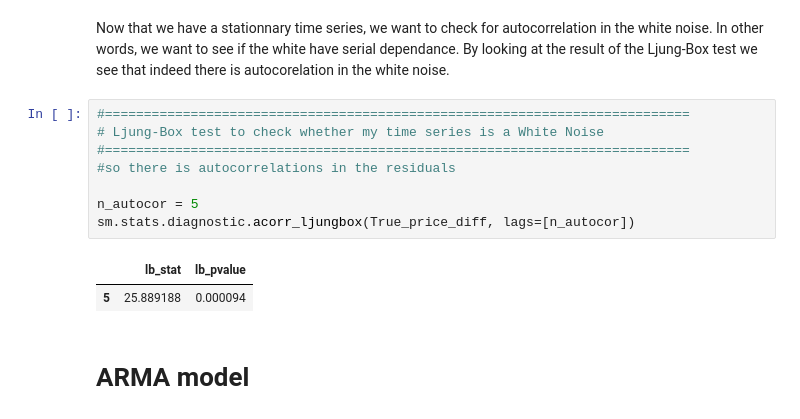
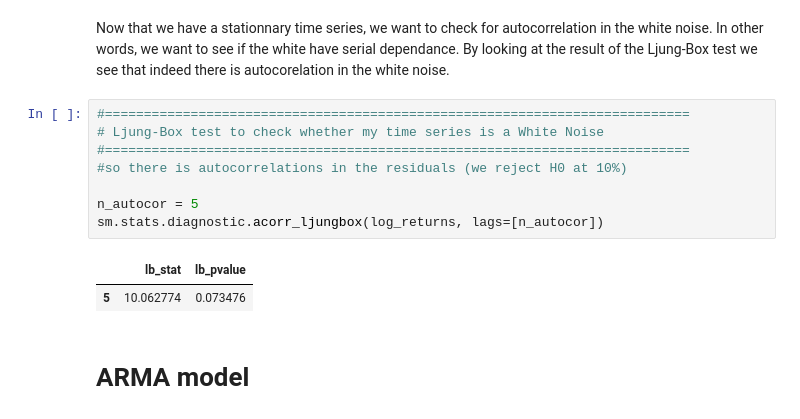
Before and after one commit to rinaaro/TS-project---HMM, a Jupyter notebook: TS-analysis.ipynb, the cells around one changed output. Cells and saved outputs as stored; diff of their text form.

```diff
--- a/TS-analysis.ipynb
+++ b/TS-analysis.ipynb
@@ -140,14 +140,14 @@ Now that we have a stationnary time series, we want to check for autocorrelation
 # %%
 #===========================================================================
 # Ljung-Box test to check whether my time series is a White Noise
 #===========================================================================
-#so there is autocorrelations in the residuals
+#so there is autocorrelations in the residuals (we reject H0 at 10%)
 
 n_autocor = 5
-sm.stats.diagnostic.acorr_ljungbox(True_price_diff, lags=[n_autocor])
+sm.stats.diagnostic.acorr_ljungbox(log_returns, lags=[n_autocor])
 # %% [output]
 |  | lb_stat | lb_pvalue |
-| 5 | 25.889188 | 0.000094 |
+| 5 | 10.062774 | 0.073476 |
 # %% [markdown]
 # ARMA model
 # %% [markdown]
```
Also changed, not shown: parts of 8 cells of this notebook.
